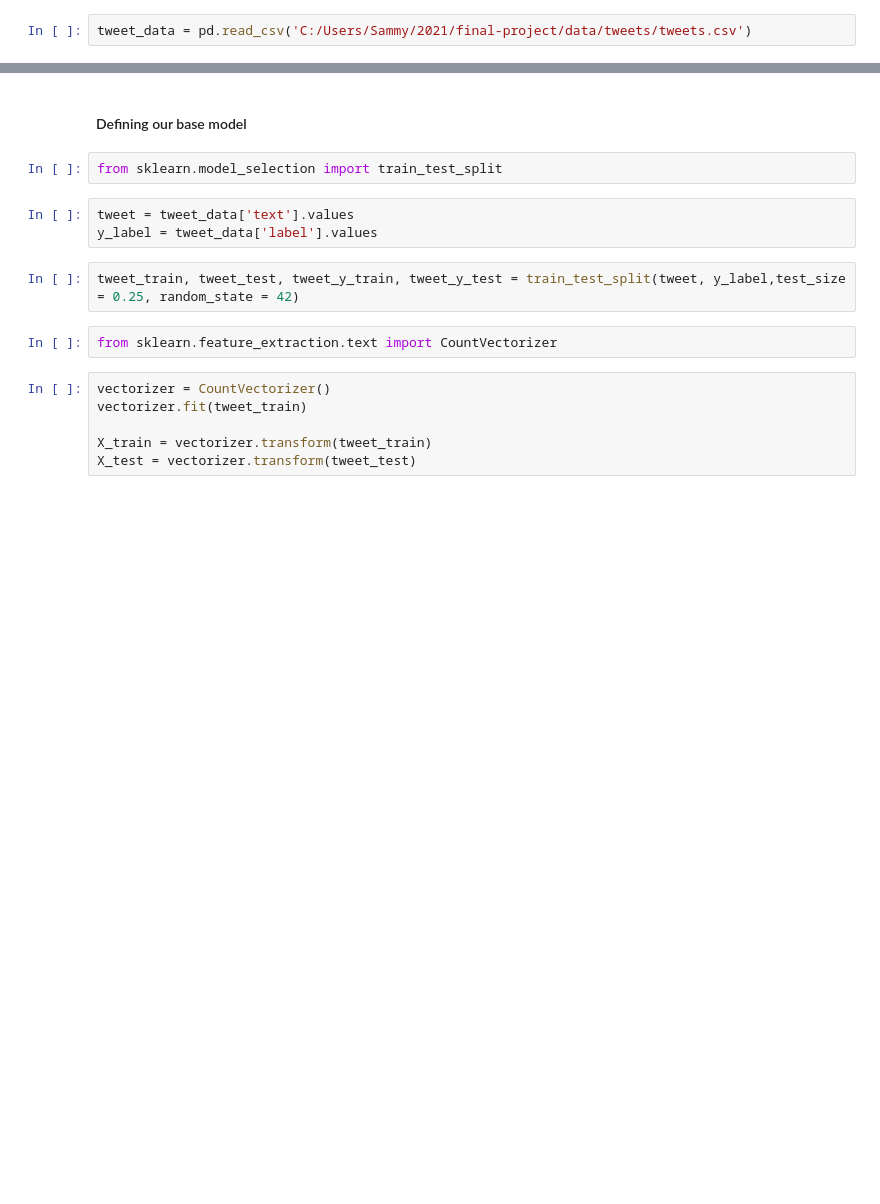
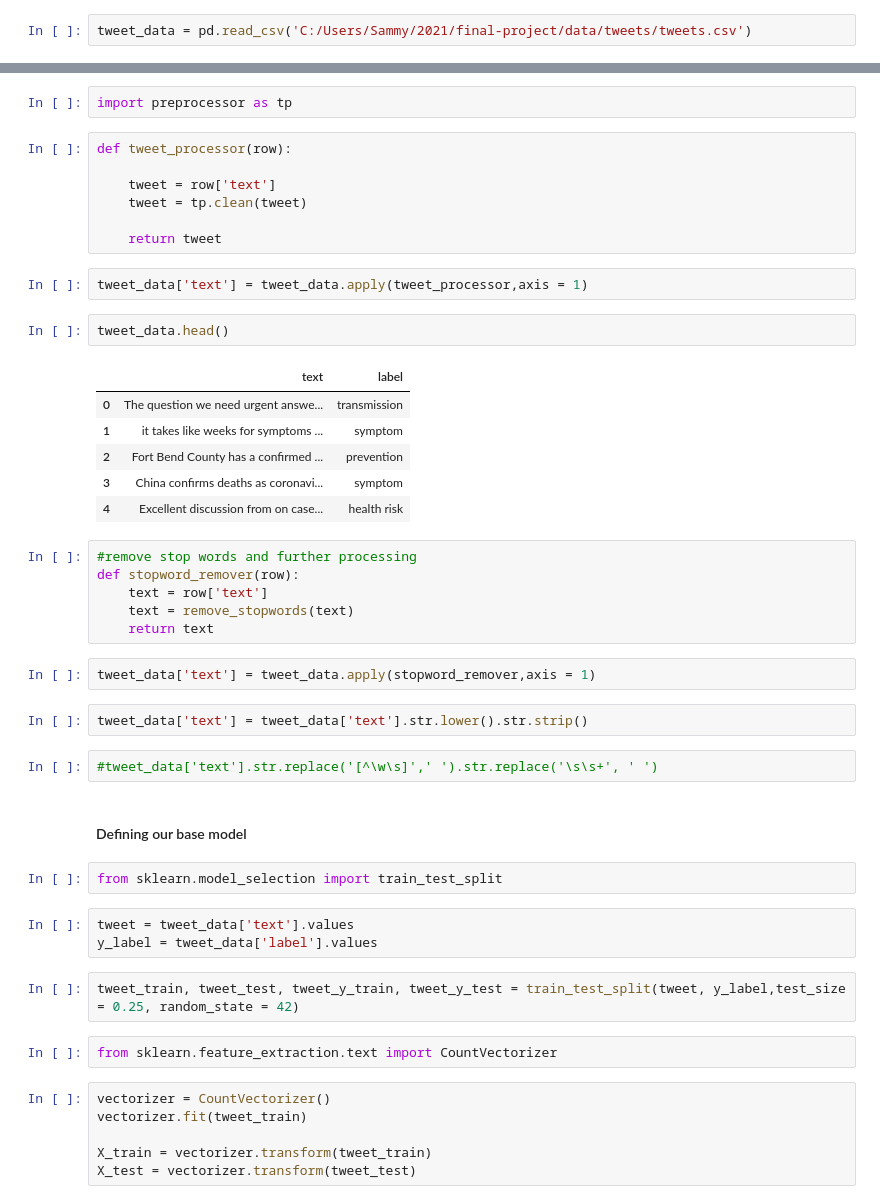
Before and after one commit to samOpare/classification-with-BERT, a Jupyter notebook: main.ipynb, the cells around one changed output, grey strips where cells are left out. Drawn from its saved outputs; the diff is of its cells as text; blank space fills up the shorter version.

```diff
--- a/main.ipynb
+++ b/main.ipynb
@@ -267,3 +305,35 @@ Name: label, dtype: int64
+# %%
+import preprocessor as tp
+# %%
+def tweet_processor(row):
+
+    tweet = row['text']
+    tweet = tp.clean(tweet)
+
+    return tweet
+# %%
+tweet_data['text'] = tweet_data.apply(tweet_processor,axis = 1)
+# %%
+tweet_data.head()
+# %% [output]
+|  | text | label |
+| 0 | The question we need urgent answe... | transmission |
+| 1 | it takes like weeks for symptoms ... | symptom |
+| 2 | Fort Bend County has a confirmed ... | prevention |
+| 3 | China confirms deaths as coronavi... | symptom |
+| 4 | Excellent discussion from on case... | health risk |
+# %%
+#remove stop words and further processing
+def stopword_remover(row):
+    text = row['text']
+    text = remove_stopwords(text)
+    return text
+# %%
+tweet_data['text'] = tweet_data.apply(stopword_remover,axis = 1)
+# %%
+tweet_data['text'] = tweet_data['text'].str.lower().str.strip()
+# %%
+#tweet_data['text'].str.replace('[^\w\s]',' ').str.replace('\s\s+', ' ')
 # %% [markdown]
 ####  Defining our base model
 # %%
```
Also changed, not shown: parts of 22 cells of this notebook.
